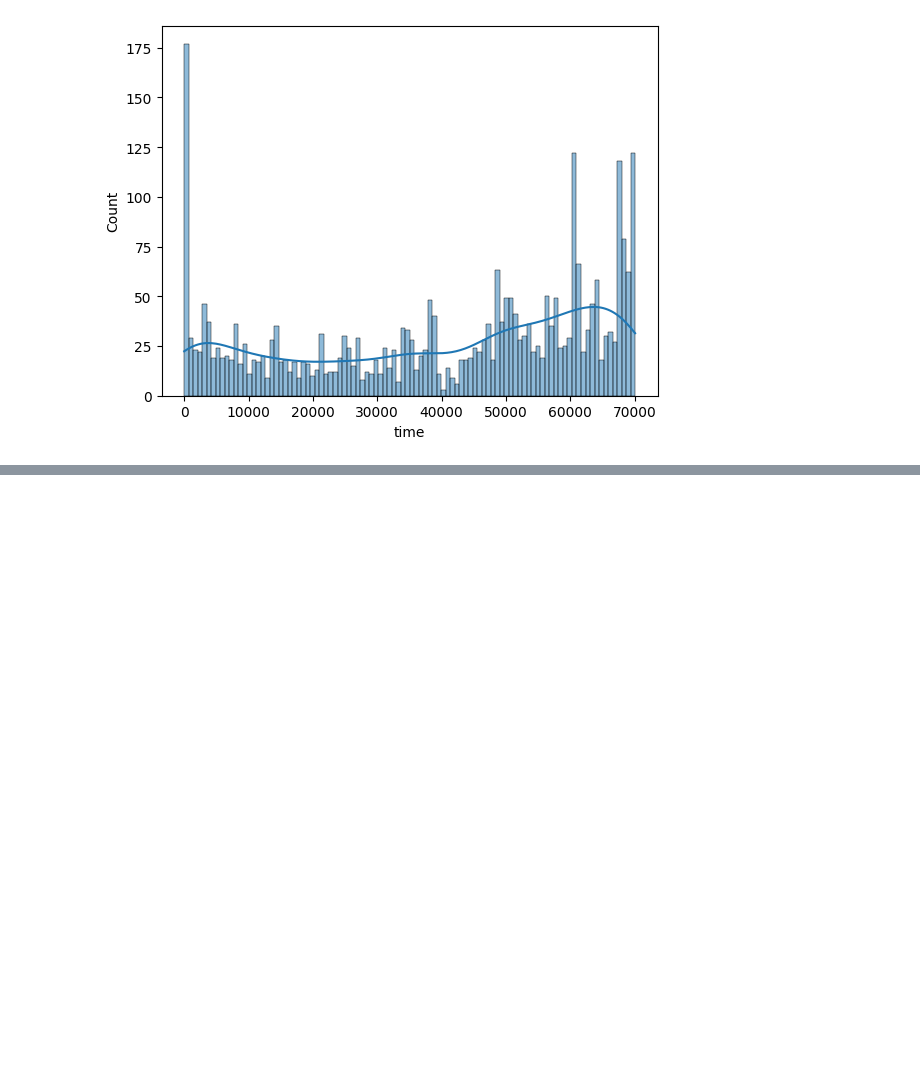
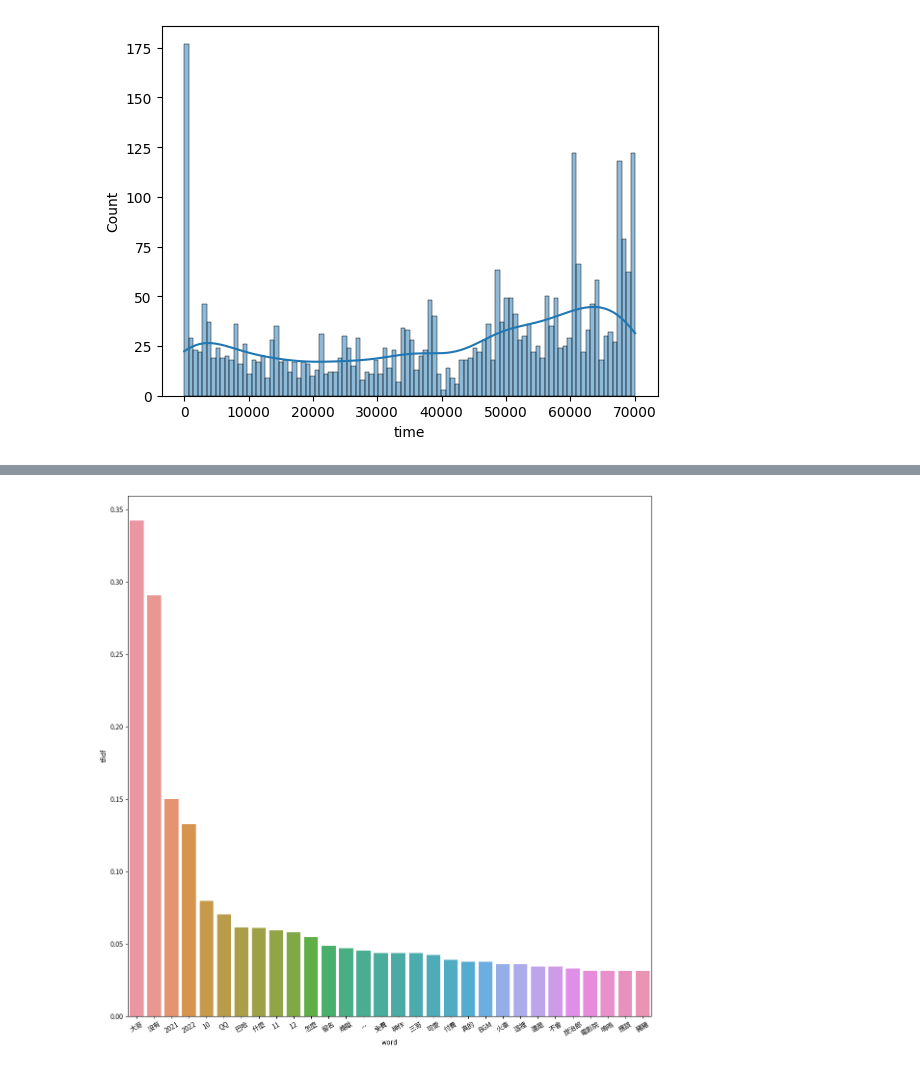
Before and after one commit to Elwing-Chou/kmu1201, a Jupyter notebook: 2_pandas.ipynb, the cells around one changed output, grey strips where cells are left out. Drawn from its saved outputs; the diff is of its cells as text; code cells hidden in the pictures; blank space fills up the shorter version.

```diff
--- a/2_pandas.ipynb
+++ b/2_pandas.ipynb
@@ -147,0 +180,21 @@ sns.histplot(x=df["time"], bins=100, kde=True)
+# %%
+import jieba.analyse
+textjoin = "\n".join(df["text"])
+keywords = jieba.analyse.extract_tags(textjoin, topK=30, withWeight=True)
+tfidf = pd.DataFrame(keywords, columns=["word", "tfidf"])
+tfidf
+# %%
+# Colab 進行matplotlib繪圖時顯示繁體中文
+from matplotlib.font_manager import fontManager
+
+url = "https://drive.google.com/uc?id=1eGAsTN1HBpJAkeVM57_C7ccp7hbgSz3_&export=download"
+req.urlretrieve(url, "TaipeiSansTCBeta-Regular.ttf")
+fontManager.addfont('TaipeiSansTCBeta-Regular.ttf')
+plt.rc('font', family='Taipei Sans TC Beta')
+# %%
+plt.figure(figsize=[14, 14])
+sns.barplot(x=tfidf["word"], y=tfidf["tfidf"])
+plt.xticks(rotation=30)
+plt.show()
+# %% [output]
+[figure, added]
```
Also changed, not shown: parts of 3 cells of this notebook.
